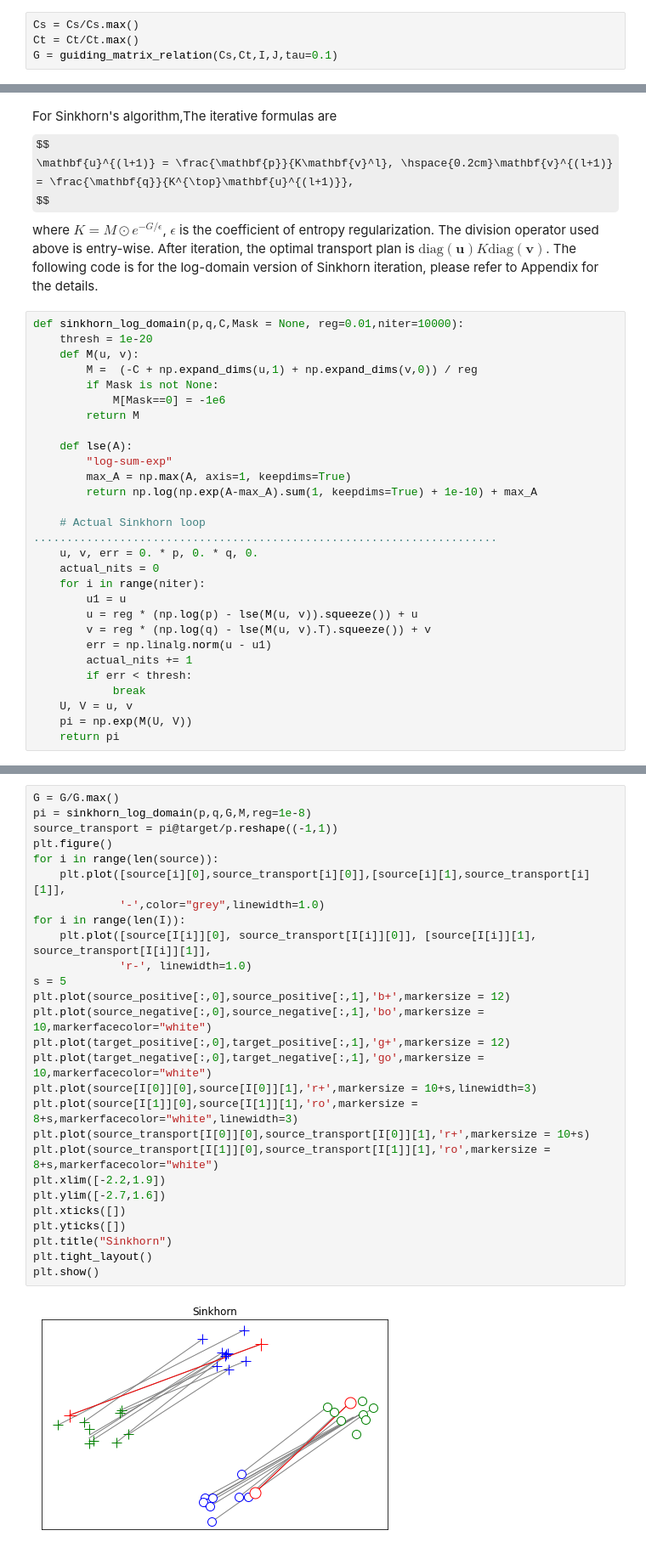
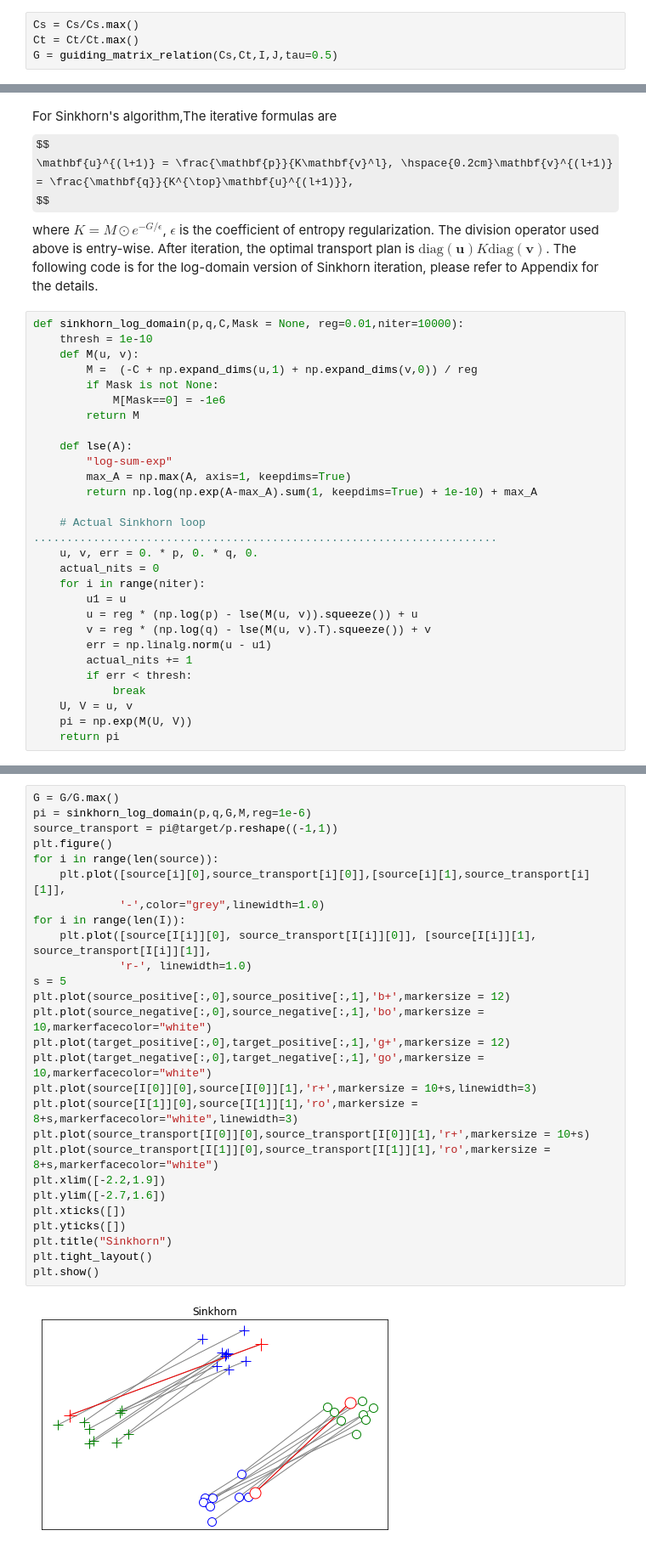
Before and after one commit to XJTU-XGU/KPG-RL, a Jupyter notebook: demo.ipynb, the cells around one changed output, grey strips where cells are left out. Shown at 85% size. Saved outputs shown, nothing was run; the diff lists cells and outputs as text; some formulas as TeX source.

```diff
--- a/demo.ipynb
+++ b/demo.ipynb
@@ -120,7 +120,7 @@ def JS_matrix(P, Q, eps=1e-10):
 # %%
 Cs = Cs/Cs.max()
 Ct = Ct/Ct.max()
-G = guiding_matrix_relation(Cs,Ct,I,J,tau=0.1)
+G = guiding_matrix_relation(Cs,Ct,I,J,tau=0.5)
 # %% [markdown]
 ## KeyPoint-Guided model by ReLation (KPG-RL) preservation.
 # %% [markdown]
@@ -188,7 +188,7 @@ $$
 where $K = M\odot e^{-G/\epsilon}$, $\epsilon$ is the coefficient of entropy regularization. The division operator used above is entry-wise. After iteration, the optimal transport plan is $\mbox{diag}(\mathbf{u})K\mbox{diag}(\mathbf{v})$. The following code is for the log-domain version of Sinkhorn iteration, please refer to Appendix for the details.
 # %%
 def sinkhorn_log_domain(p,q,C,Mask = None, reg=0.01,niter=10000):
-    thresh = 1e-20
+    thresh = 1e-10
     def M(u, v):
         M =  (-C + np.expand_dims(u,1) + np.expand_dims(v,0)) / reg
         if Mask is not None:
@@ -251,29 +251,29 @@ Visualizing the transport plan solved by Sinkhorn's algorithm.We transport data
 # %%
 G = G/G.max()
-pi = sinkhorn_log_domain(p,q,G,M,reg=1e-8)
+pi = sinkhorn_log_domain(p,q,G,M,reg=1e-6)
 source_transport = pi@target/p.reshape((-1,1))
 plt.figure()
 for i in range(len(source)):
     plt.plot([source[i][0],source_transport[i][0]],[source[i][1],source_transport[i][1]],
              '-',color="grey",linewidth=1.0)
 for i in range(len(I)):
     plt.plot([source[I[i]][0], source_transport[I[i]][0]], [source[I[i]][1],  source_transport[I[i]][1]],
              'r-', linewidth=1.0)
 s = 5
 plt.plot(source_positive[:,0],source_positive[:,1],'b+',markersize = 12)
 plt.plot(source_negative[:,0],source_negative[:,1],'bo',markersize = 10,markerfacecolor="white")
 plt.plot(target_positive[:,0],target_positive[:,1],'g+',markersize = 12)
 plt.plot(target_negative[:,0],target_negative[:,1],'go',markersize = 10,markerfacecolor="white")
 plt.plot(source[I[0]][0],source[I[0]][1],'r+',markersize = 10+s,linewidth=3)
 plt.plot(source[I[1]][0],source[I[1]][1],'ro',markersize = 8+s,markerfacecolor="white",linewidth=3)
 plt.plot(source_transport[I[0]][0],source_transport[I[0]][1],'r+',markersize = 10+s)
 plt.plot(source_transport[I[1]][0],source_transport[I[1]][1],'ro',markersize = 8+s,markerfacecolor="white")
 plt.xlim([-2.2,1.9])
 plt.ylim([-2.7,1.6])
 plt.xticks([])
 plt.yticks([])
 plt.title("Sinkhorn")
 plt.tight_layout()
 plt.show()
 # %% [output]
-[figure, old version]
+[figure, new version]
```
Also changed, not shown: parts of 3 cells of this notebook.
